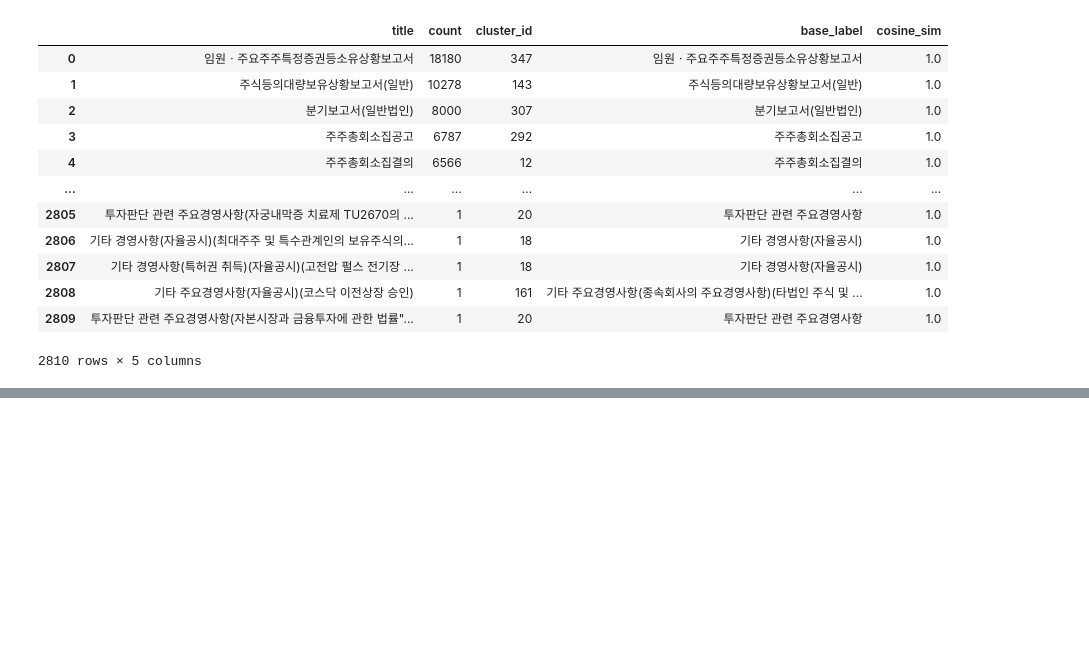
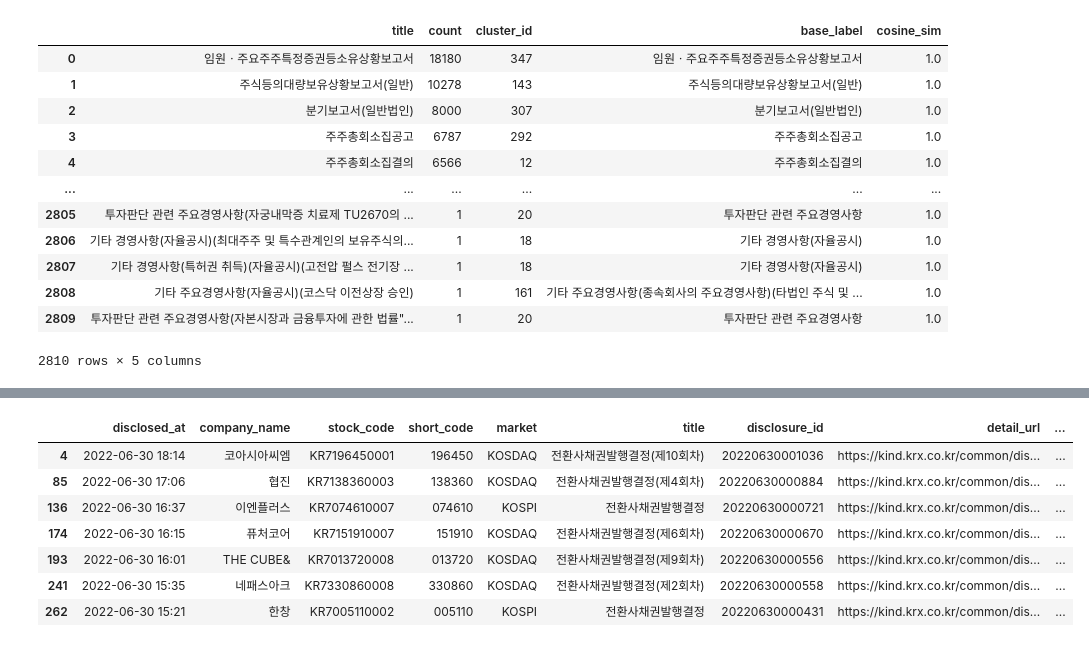
Before and after one commit to antaechan/dart-sentiment-analysis, a Jupyter notebook: analysis/kind.ipynb, the cells around one changed output, grey strips where cells are left out. Saved outputs shown, nothing was run; the diff lists cells and outputs as text; code cells hidden in the pictures; blank space fills up the shorter version.

```diff
--- a/analysis/kind.ipynb
+++ b/analysis/kind.ipynb
@@ -278,0 +487,11 @@ base_df.to_csv("base_df.csv")
+# %%
+example_df[(example_df["disclosure_type"] == "전환사채권 발행결정") & (example_df["unique_number"].notna())]
+# %% [output]
+|  | disclosed_at | company_name | stock_code | short_code | market | title | disclosure_id | detail_url | ... |
+| 4 | 2022-06-30 18:14 | 코아시아씨엠 | KR7196450001 | 196450 | KOSDAQ | 전환사채권발행결정(제10회차) | 20220630001036 | https://kind.krx.co.kr/common/dis... | ... |
+| 85 | 2022-06-30 17:06 | 협진 | KR7138360003 | 138360 | KOSDAQ | 전환사채권발행결정(제4회차) | 20220630000884 | https://kind.krx.co.kr/common/dis... | ... |
+| 136 | 2022-06-30 16:37 | 이엔플러스 | KR7074610007 | 074610 | KOSPI | 전환사채권발행결정 | 20220630000721 | https://kind.krx.co.kr/common/dis... | ... |
+| 174 | 2022-06-30 16:15 | 퓨처코어 | KR7151910007 | 151910 | KOSDAQ | 전환사채권발행결정(제6회차) | 20220630000670 | https://kind.krx.co.kr/common/dis... | ... |
+| 193 | 2022-06-30 16:01 | THE CUBE& | KR7013720008 | 013720 | KOSDAQ | 전환사채권발행결정(제9회차) | 20220630000556 | https://kind.krx.co.kr/common/dis... | ... |
+| 241 | 2022-06-30 15:35 | 네패스아크 | KR7330860008 | 330860 | KOSDAQ | 전환사채권발행결정(제2회차) | 20220630000558 | https://kind.krx.co.kr/common/dis... | ... |
+| 262 | 2022-06-30 15:21 | 한창 | KR7005110002 | 005110 | KOSPI | 전환사채권발행결정 | 20220630000431 | https://kind.krx.co.kr/common/dis... | ... |
```
Also changed, not shown: parts of 13 cells of this notebook, 1 other file.
